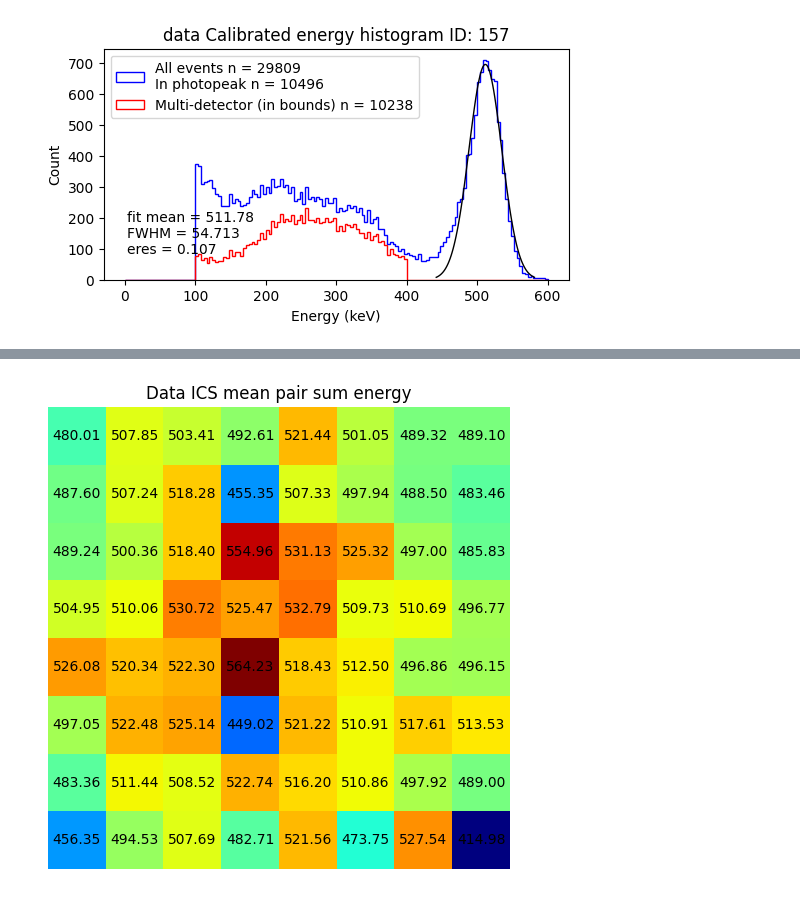
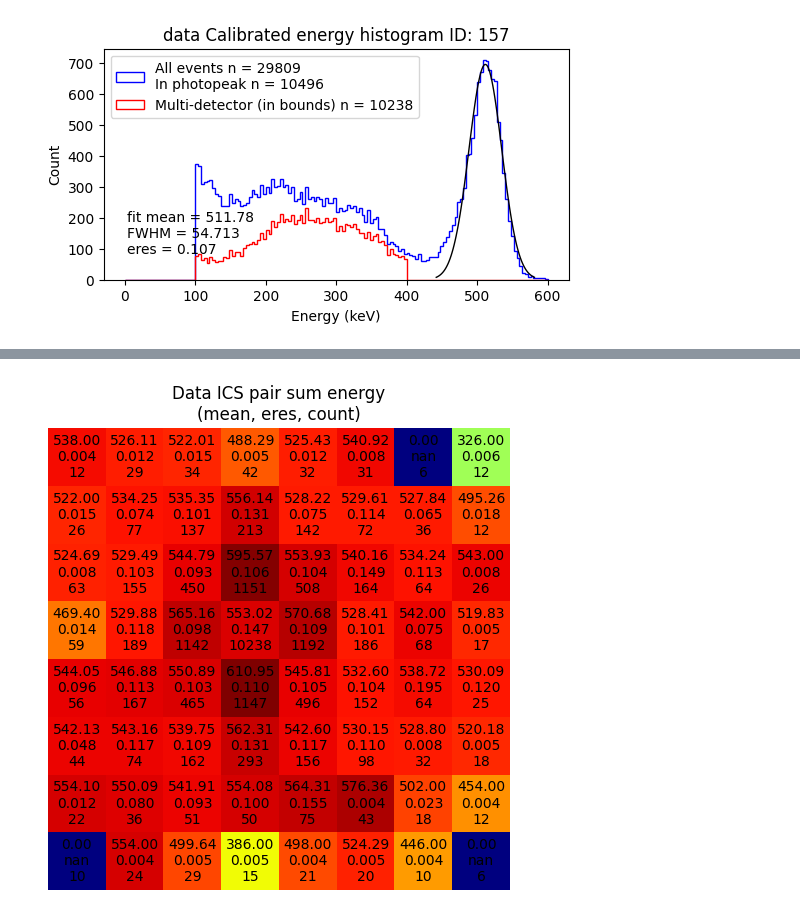
Before and after one commit to chenkale/TPPTComptonReconstruction, a Jupyter notebook: singlesanalysis.ipynb, the cells around one changed output, grey strips where cells are left out. Saved outputs shown, nothing was run; the diff lists cells and outputs as text; code cells hidden in the pictures.

Commit message:
participation heatmaps with energy selection

```diff
--- a/singlesanalysis.ipynb
+++ b/singlesanalysis.ipynb
@@ -498,13 +502,3 @@ plt.show()
 # %% [output]
 10496
 [figure]
-# %%
-pairenergysums = np.array(pairenergysums)
-plt.figure(figsize = (6,3))
-plt.hist(pairenergysums, bins=np.linspace(0, 800, 201), color = 'green', histtype = 'step', label = f'Multi-detector n = {len(pairenergysums)}')
-plt.legend()
-plt.xlabel('Energy (keV)')
-plt.ylabel('Count')
-plt.title('data ICS pair sums')
-plt.yscale('log')
-plt.show()
@@ -513,22 +535,35 @@ plt.show()
 # %%
 plt.figure(figsize=(6, 6))
-meansheatmap = meansheatmap.reshape(8, 8)
-heatmapindexed = np.zeros((8, 8))
+meansheatmap, fwhmsheatmap, countsheatmap = np.zeros(64), np.zeros(64), np.zeros(64)
+for i in range(64):
+    hist, bins = np.histogram(pairenergysums[i], bins=np.linspace(0, 800, 201))
+    popt, plottingbounds = fitphotopeak(hist, bincenters)
+    if popt is not None:
+        meansheatmap[i] = popt[1]
+        fwhmsheatmap[i] = 2.35482 * popt[2]
+    else:
+        meansheatmap[i] = 0
+        fwhmsheatmap[i] = 0
+    countsheatmap[i] = len(pairenergysums[i])
+meansheatmap, fwhmsheatmap, countsheatmap = meansheatmap.reshape(8, 8), fwhmsheatmap.reshape(8, 8), countsheatmap.reshape(8, 8)
+heatmapindexed, fwhmsheatmapindexed, countsheatmapindexed = np.zeros((8, 8)), np.zeros((8, 8)), np.zeros((8, 8))
 photopeaksindexed = np.zeros((8, 8))
 for i in range(8):
     for j in range(8):
         x, y = indices[i * 8 + j][0], indices[i * 8 + j][1]
         heatmapindexed[x, y] = meansheatmap[i, j]
-heatmapindexed = heatmapindexed[::-1, ::1]
-plt.imshow(heatmapindexed, cmap='jet', origin='lower')
+        fwhmsheatmapindexed[x, y] = fwhmsheatmap[i, j]
+        countsheatmapindexed[x, y] = countsheatmap[i, j]
+heatmapindexed, fwhmsheatmapindexed, countsheatmapindexed = heatmapindexed[::-1, ::1], fwhmsheatmapindexed[::-1, ::1], countsheatmapindexed[::-1, ::1]
+plt.imshow(heatmapindexed, cmap='jet', origin='lower', vmin = 0, vmax = 600)
 for i in range(8):
     for j in range(8):
-        text = f'{heatmapindexed[i, j]:.2f}'
+        text = f'{heatmapindexed[i, j]:.2f}\n{fwhmsheatmapindexed[i, j]/heatmapindexed[i, j]:.3f}\n{int(countsheatmapindexed[i, j])}'
         plt.text(j, i, text, ha='center', va='center', color='black')
 plt.axis('off')
-plt.title('Data ICS mean pair sum energy')
+plt.title('Data ICS pair sum energy\n(mean, eres, count)')
 plt.show()
 # %% [output]
-[figure, old version]
+[figure, new version]
 # %%
 plt.figure(figsize=(6, 6))
```
Also changed, not shown: parts of 5 cells of this notebook, 12 other files.
